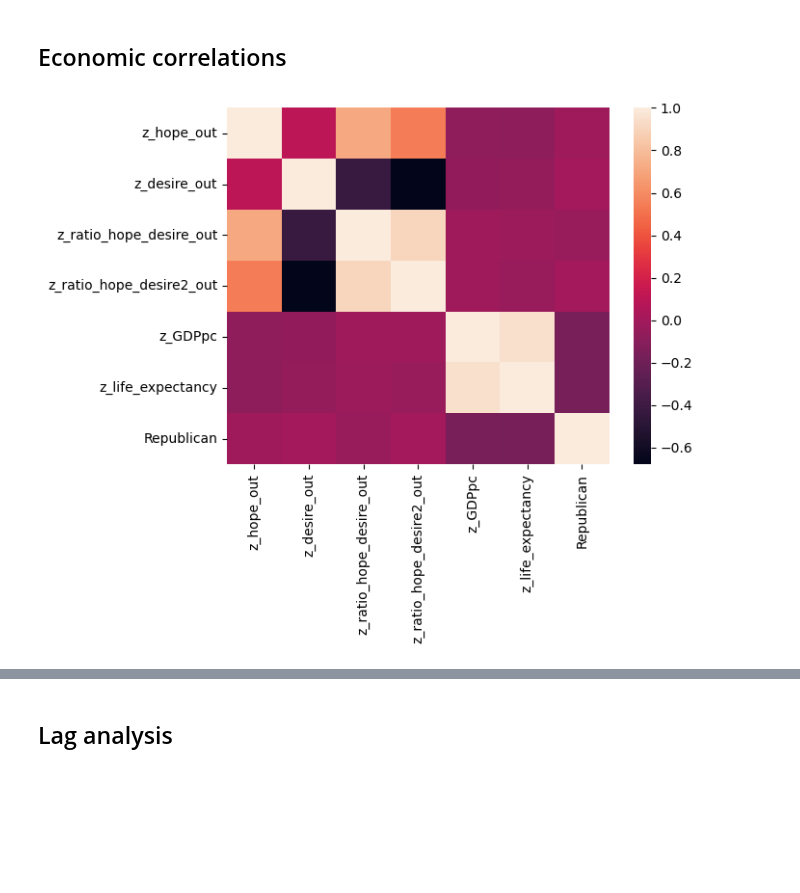
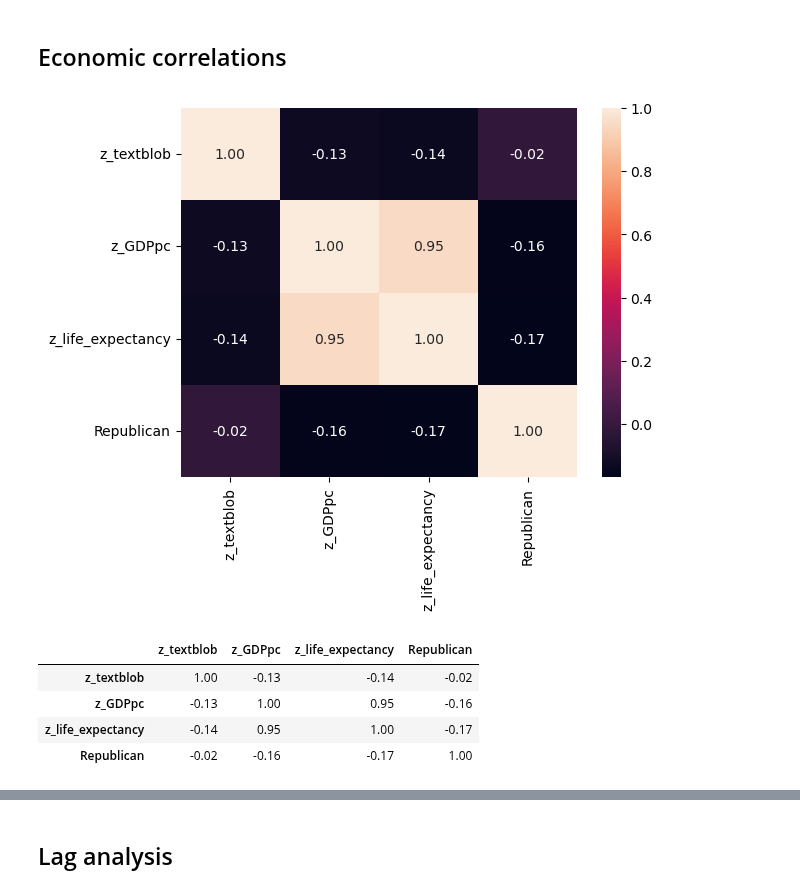
Before and after one commit to dominikpegler/computational-social-sciences, a Jupyter notebook: assignments/Assignment 4 - Socioeconomic analysis.ipynb, the cells around one changed output, grey strips where cells are left out. Saved outputs shown, nothing was run; the diff lists cells and outputs as text; code cells hidden in the pictures; blank space fills up the shorter version.

```diff
--- a/assignments/Assignment 4 - Socioeconomic analysis.ipynb
+++ b/assignments/Assignment 4 - Socioeconomic analysis.ipynb
@@ -438,21 +445,50 @@ Load dataframe
 df_year_lags = pd.read_csv("data/3.3_output_complete_data_lags.csv")
 # %% [markdown]
 ## Economic correlations
-# %%
-# df = pd.read_csv("data/3.1_output_complete_dataset.csv")
-
-cormat = df[
-    [
-        "z_hope_out",
-        "z_desire_out",
-        "z_ratio_hope_desire_out",
-        "z_ratio_hope_desire2_out",
-        "z_GDPpc",
-        "z_life_expectancy",
-        "Republican",
-    ]
-].corr(method="pearson")
-
-sns.heatmap(cormat, annot=False);
-# %% [output]
-[figure, removed]
+# %%
+# df = pd.read_csv("data/3.1_output_complete_dataset.csv")
+
+
+# interesting columns
+cols = [
+    "z_textblob",
+    "z_GDPpc",
+    "z_life_expectancy",
+    "Republican",
+]
+# %%
+from scipy.stats import pearsonr
+
+
+def get_corr_mats(df, cols):
+    df = df[cols]
+    coeffmat = np.zeros((len(cols), len(cols)))
+    pvalmat = np.zeros((len(cols), len(cols)))
+
+    for i, col1 in enumerate(cols):
+        for j, col2 in enumerate(cols):
+            corrtest = pearsonr(df[col1], df[col2])
+            coeffmat[i, j] = corrtest[0]
+            pvalmat[i, j] = corrtest[1]
+
+    dfcoeff = pd.DataFrame(coeffmat, columns=df.columns, index=df.columns)
+    dfpvals = pd.DataFrame(pvalmat, columns=df.columns, index=df.columns)
+
+    return dfcoeff, dfpvals
+
+
+df_coeff, df_pvals = get_corr_mats(df, cols)
+
+cormat = df[cols].corr(method="pearson")
+
+sns.heatmap(cormat, annot=True, fmt=".2f");
+# %% [output]
+[figure, added]
+# %%
+df_coeff.round(2)
+# %% [output]
+|  | z_textblob | z_GDPpc | z_life_expectancy | Republican |
+| z_textblob | 1.00 | -0.13 | -0.14 | -0.02 |
+| z_GDPpc | -0.13 | 1.00 | 0.95 | -0.16 |
+| z_life_expectancy | -0.14 | 0.95 | 1.00 | -0.17 |
+| Republican | -0.02 | -0.16 | -0.17 | 1.00 |
```
Also changed, not shown: parts of 10 cells of this notebook, 3 other files.
